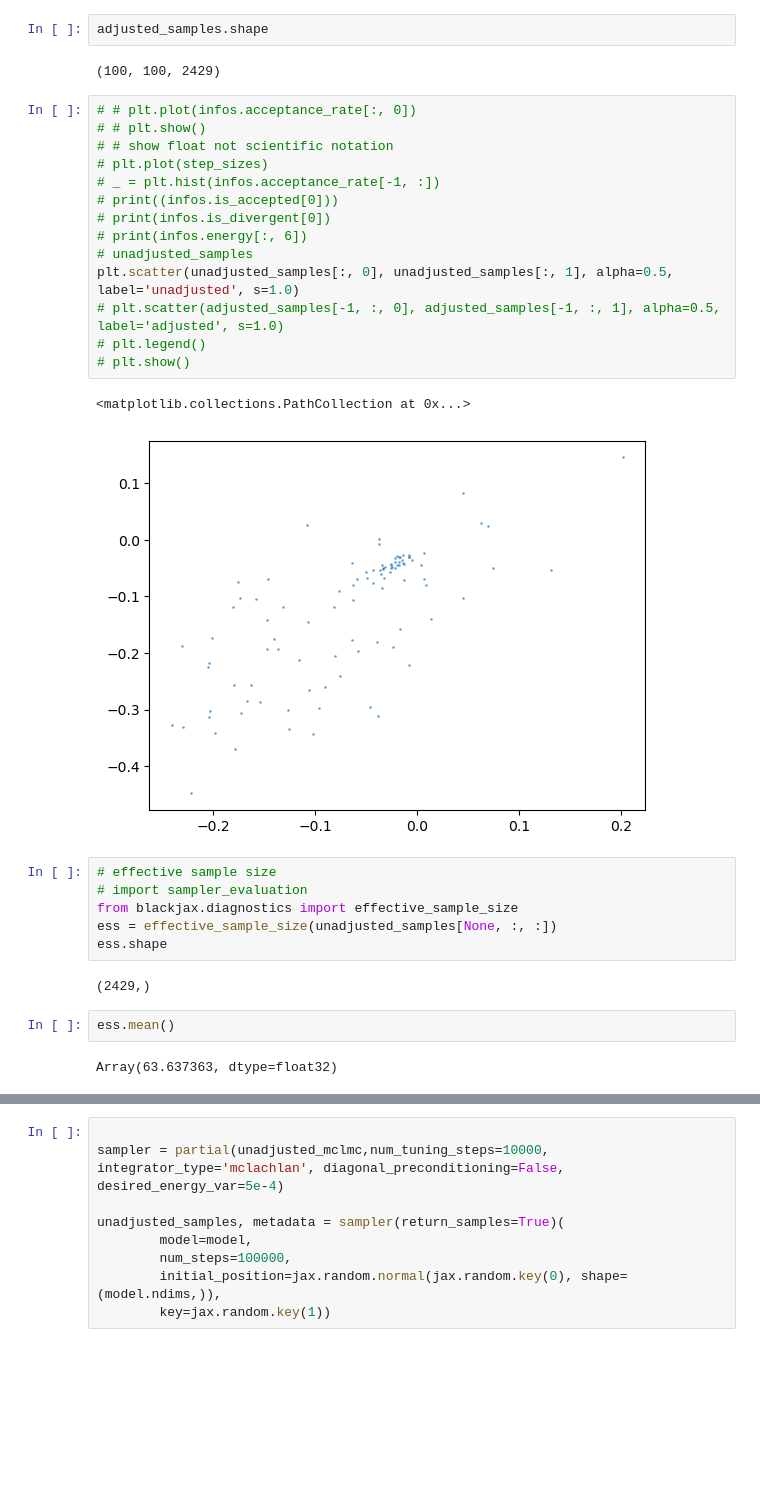
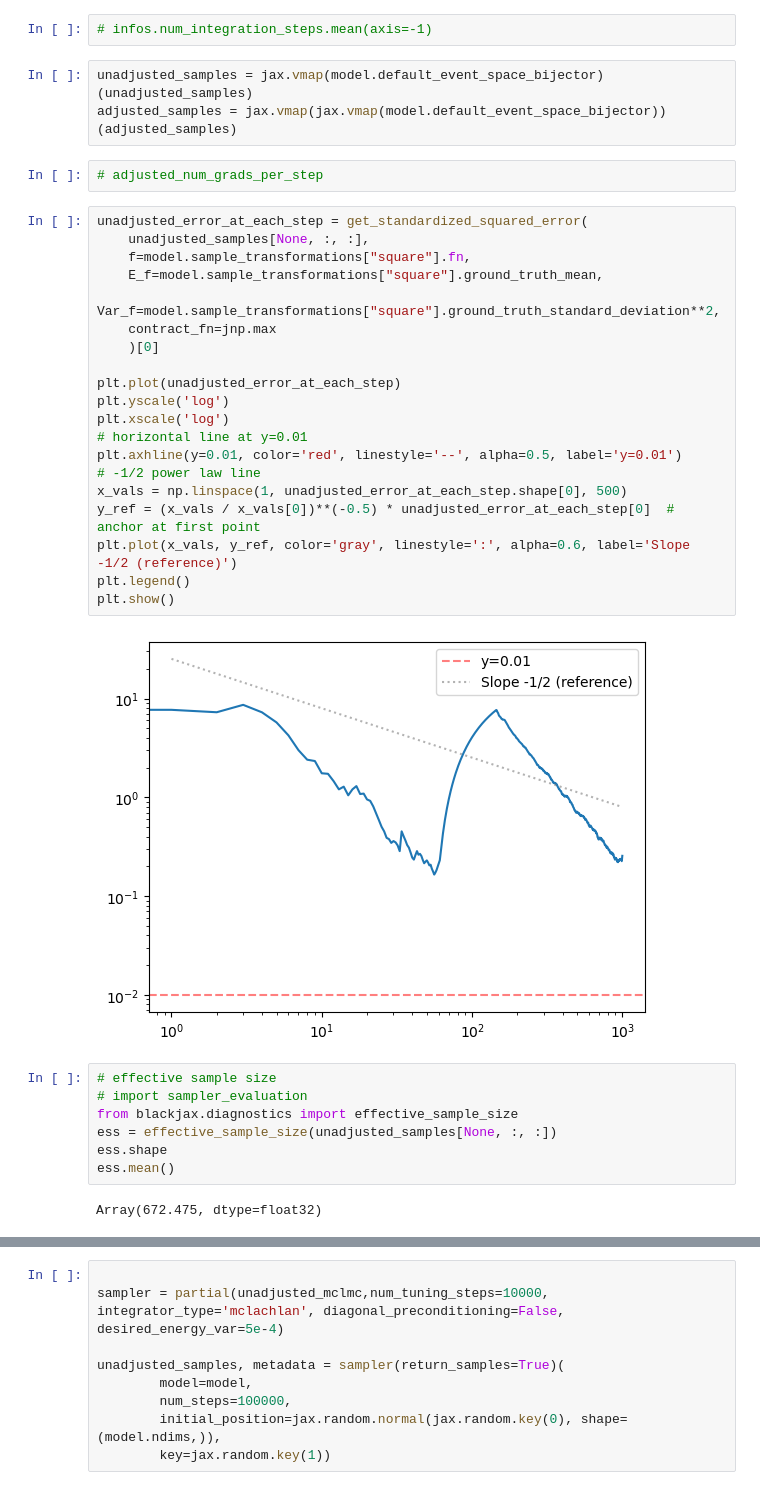
Before and after one commit to reubenharry/sampler-benchmarks, a Jupyter notebook: sampler-comparison/sampler_comparison/samplers/las.ipynb, the cells around one changed output, grey strips where cells are left out. Saved outputs shown, nothing was run; the diff lists cells and outputs as text; blank space fills up the shorter version.

```diff
--- a/sampler-comparison/sampler_comparison/samplers/las.ipynb
+++ b/sampler-comparison/sampler_comparison/samplers/las.ipynb
@@ -375,36 +256,41 @@ plt.show()
-# %%
-adjusted_samples.shape
-# %% [output]
-(100, 100, 2429)
-# %%
-# # plt.plot(infos.acceptance_rate[:, 0])
-# # plt.show()
-# # show float not scientific notation
-# plt.plot(step_sizes)
-# _ = plt.hist(infos.acceptance_rate[-1, :])
-# print((infos.is_accepted[0]))
-# print(infos.is_divergent[0])
-# print(infos.energy[:, 6])
-# unadjusted_samples
-plt.scatter(unadjusted_samples[:, 0], unadjusted_samples[:, 1], alpha=0.5, label='unadjusted', s=1.0)
-# plt.scatter(adjusted_samples[-1, :, 0], adjusted_samples[-1, :, 1], alpha=0.5, label='adjusted', s=1.0)
-# plt.legend()
-# plt.show()
-# %% [output]
-<matplotlib.collections.PathCollection at 0x...>
-[figure, removed]
+# %%
+# infos.num_integration_steps.mean(axis=-1)
+# %%
+unadjusted_samples = jax.vmap(model.default_event_space_bijector)(unadjusted_samples)
+adjusted_samples = jax.vmap(jax.vmap(model.default_event_space_bijector))(adjusted_samples)
+# %%
+# adjusted_num_grads_per_step
+# %%
+unadjusted_error_at_each_step = get_standardized_squared_error(
+    unadjusted_samples[None, :, :],
+    f=model.sample_transformations["square"].fn,
+    E_f=model.sample_transformations["square"].ground_truth_mean,
+    Var_f=model.sample_transformations["square"].ground_truth_standard_deviation**2,
+    contract_fn=jnp.max
+    )[0]
+
+plt.plot(unadjusted_error_at_each_step)
+plt.yscale('log')
+plt.xscale('log')
+# horizontal line at y=0.01
+plt.axhline(y=0.01, color='red', linestyle='--', alpha=0.5, label='y=0.01')
+# -1/2 power law line
+x_vals = np.linspace(1, unadjusted_error_at_each_step.shape[0], 500)
+y_ref = (x_vals / x_vals[0])**(-0.5) * unadjusted_error_at_each_step[0]  # anchor at first point
+plt.plot(x_vals, y_ref, color='gray', linestyle=':', alpha=0.6, label='Slope -1/2 (reference)')
+plt.legend()
+plt.show()
+# %% [output]
+[figure, added]
 # %%
 # effective sample size
 # import sampler_evaluation
 from blackjax.diagnostics import effective_sample_size
 ess = effective_sample_size(unadjusted_samples[None, :, :])
 ess.shape
+ess.mean()
 # %% [output]
-(2429,)
+Array(672.475, dtype=float32)
-# %%
-ess.mean()
-# %% [output]
-Array(63.637363, dtype=float32)
 # %%
 # unadjusted_samples[:, 1]
 plt.scatter(unadjusted_samples[:, 0], unadjusted_samples[:, 1], alpha=0.5, label='unadjusted', s=1.0)
```
Also changed, not shown: parts of 15 cells of this notebook, 16 other files.
